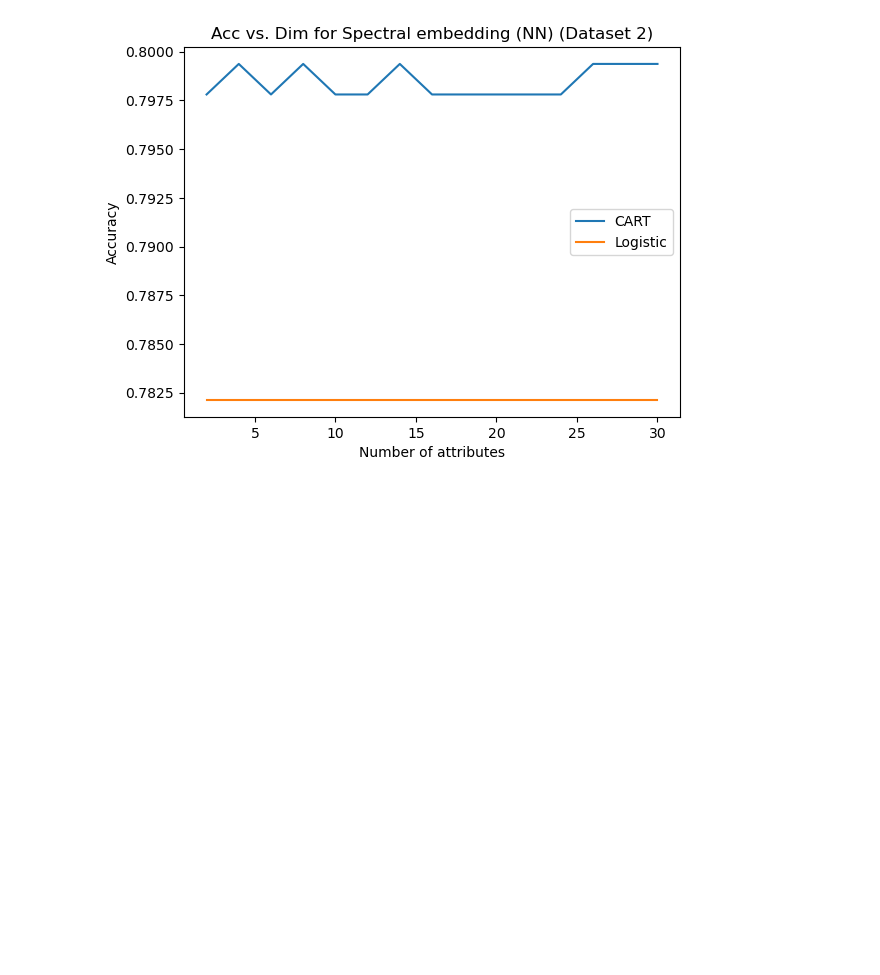
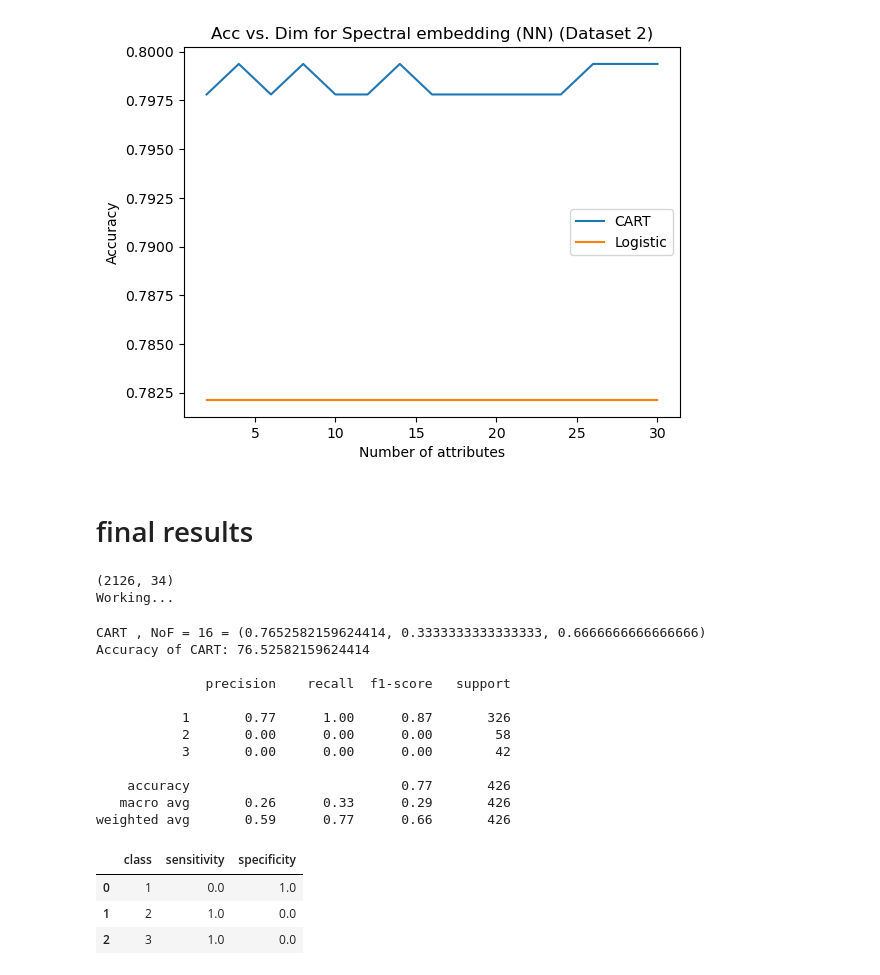
Before and after one commit to almusawiaf/CMSC635Project, a Jupyter notebook: CMSC635_Project3_Dataset2.ipynb, the cells around one changed output. Drawn from its saved outputs; the diff is of its cells as text; code cells hidden in the pictures; blank space fills up the shorter version.

```diff
--- a/CMSC635_Project3_Dataset2.ipynb
+++ b/CMSC635_Project3_Dataset2.ipynb
@@ -282,3 +282,70 @@ plt.title("Acc vs. Dim for Spectral embedding (NN) (Dataset 2)")
 plt.show()
 # %% [output]
 [figure]
+# %% [markdown]
+# final results
+# %%
+df2 = pd.read_excel('CTG.xls', sheet_name = 'Raw Data')
+df2 = df2[[i for i in df2 if i not in ["FileName","Date","SegFile","b","e","CLASS"]]]
+print(df2.shape)
+
+df2 = df2.dropna()
+X1, Y1 = split_labels(df2, ['NSP'])
+
+print('Working...')
+All_nn = {}
+
+X_train, X_test, y_train, y_test = one_split(X1, Y1)
+SE = SE_nn
+
+scaler = StandardScaler()
+X_train1 = scaler.fit_transform(X_train)
+
+NoF = 16
+X_train_SE = SE(X_train1, NoF)
+X_test_SE = pd.DataFrame(columns=[i for i in range(NoF)])
+
+# take one datapoint and find its embedding and adding it to new embedded test set
+for _, row in X_test.iterrows():
+    X_tr = X_train.copy()
+    X_tr.loc[len(X_tr)] = row
+
+    X_train2 = scaler.transform(X_tr)
+    X_tr_SE = SE(X_train2, NoF)
+
+    nn = X_tr_SE[-1]
+    X_test_SE.loc[len(X_test_SE)] = nn
+
+pred_Y  = CART(X_train_SE, np.ravel(y_train), X_test_SE)
+results = get_classification_metrics(y_test, pred_Y)
+
+print(f'CART , NoF = {NoF} = {results}')
+print("Accuracy of CART:",accuracy_score(y_test, pred_Y)*100,'\n')
+print(classification_report(y_test, pred_Y))
+res = []
+for l in [1,2,3]:
+    prec,recall,_,_ = precision_recall_fscore_support(np.array(y_test)==l,
+                                                      np.array(pred_Y)==l,
+                                                      pos_label=True,average=None)
+    res.append([l,recall[0],recall[1]])
+
+pd.DataFrame(res,columns = ['class','sensitivity','specificity'])
+# %% [output]
+(2126, 34)
+Working...
+CART , NoF = 16 = (0.7652582159624414, 0.3333333333333333, 0.6666666666666666)
+Accuracy of CART: 76.52582159624414
+
+              precision    recall  f1-score   support
+
+           1       0.77      1.00      0.87       326
+           2       0.00      0.00      0.00        58
+           3       0.00      0.00      0.00        42
+
+    accuracy                           0.77       426
+   macro avg       0.26      0.33      0.29       426
+weighted avg       0.59      0.77      0.66       426
+|  | class | sensitivity | specificity |
+| 0 | 1 | 0.0 | 1.0 |
+| 1 | 2 | 1.0 | 0.0 |
+| 2 | 3 | 1.0 | 0.0 |
```
Also changed, not shown: parts of 2 cells of this notebook, 2 other files.
